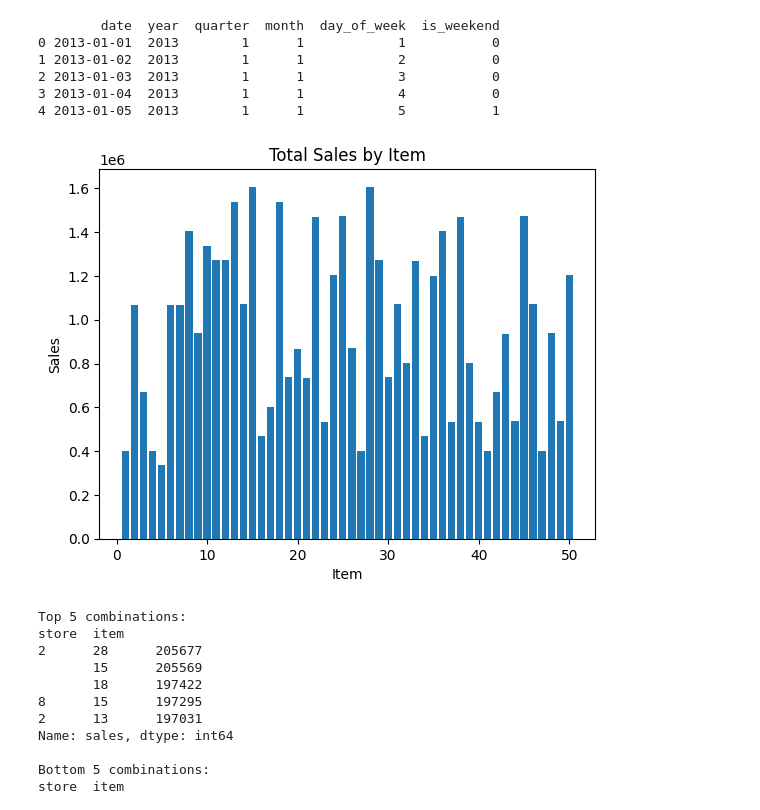
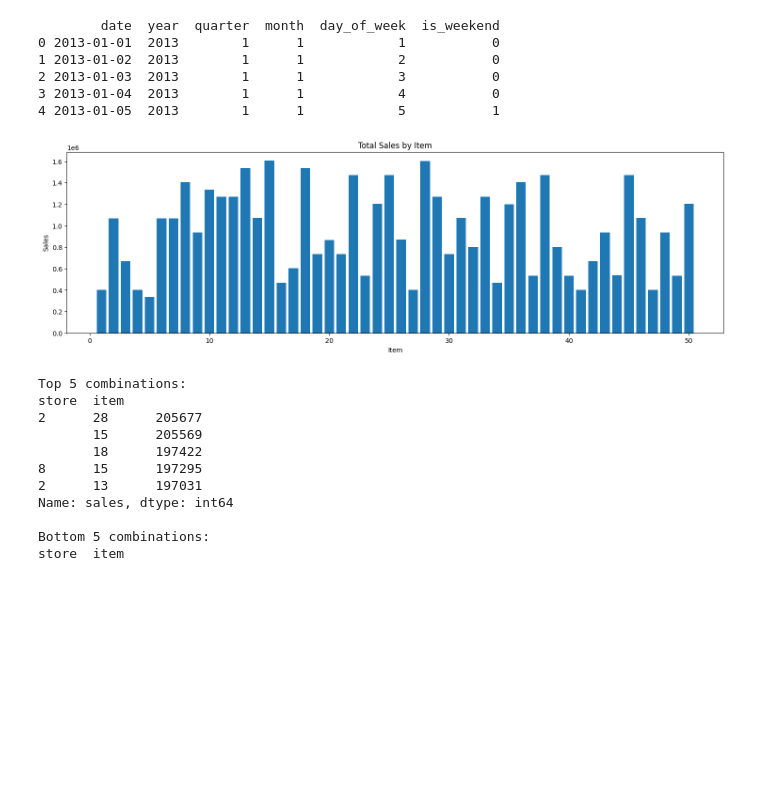
Before and after one commit to SAHIL254/inventory-demand-forecasting, a Jupyter notebook: notebooks/EDA_Inventory_Demand.ipynb, the cells around one changed output. Cells and saved outputs as stored; diff of their text form; code cells hidden in the pictures; blank space fills up the shorter version.

```diff
--- a/notebooks/EDA_Inventory_Demand.ipynb
+++ b/notebooks/EDA_Inventory_Demand.ipynb
@@ -345,16 +337,16 @@ print(df[['date','year','quarter','month','day_of_week','is_weekend']].head())
 # %%
 # Sales by Item (Bar Chart)
 
 sales_by_item = df.groupby('item')['sales'].sum()
 
-plt.figure()
+plt.figure(figsize=(18,5))
 plt.bar(sales_by_item.index, sales_by_item.values)
 plt.title("Total Sales by Item")
 plt.xlabel("Item")
 plt.ylabel("Sales")
 plt.show()
 # %% [output]
-[figure, old version]
+[figure, new version]
 # %%
 # Top / Bottom Store-Item Combinations
 
```
Also changed, not shown: parts of 9 cells of this notebook, 24 other files.
